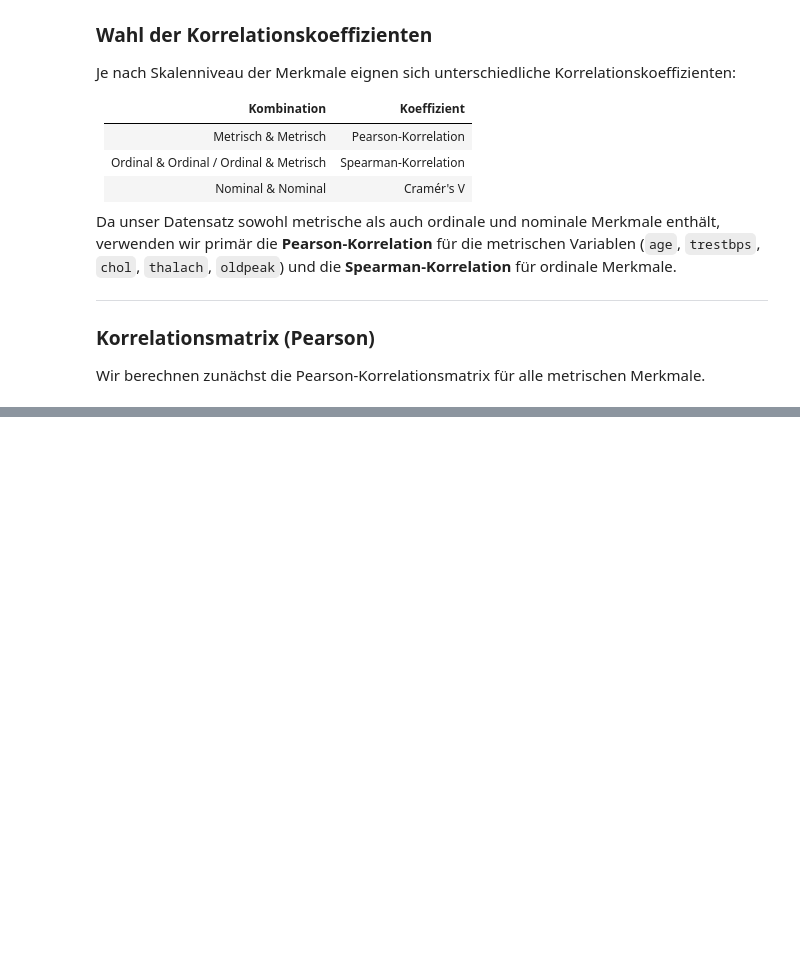
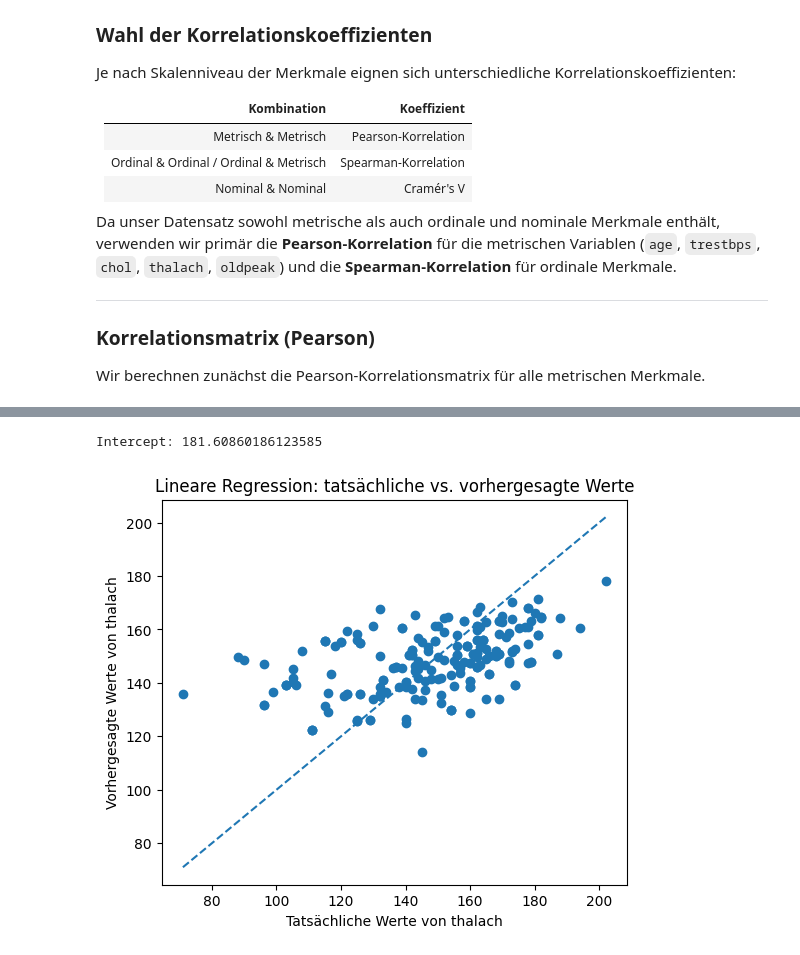
Before and after one commit to IMrNoNameI/DataScience, a Jupyter notebook: notebook/datenanalyse.ipynb, the cells around one changed output, grey strips where cells are left out. Saved outputs shown, nothing was run; the diff lists cells and outputs as text; code cells hidden in the pictures; blank space fills up the shorter version.

```diff
--- a/notebook/datenanalyse.ipynb
+++ b/notebook/datenanalyse.ipynb
@@ -402,0 +781,28 @@ Das Entfernen von Duplikaten ist wichtig, da doppelte Einträge das Modell verze
+# %%
+print("Intercept:", model.intercept_)
+# %% [output]
+Intercept: 181.60860186123585
+# %%
+# Visualisierung: Tatsächliche vs. vorhergesagte Werte
+
+plt.figure(figsize=(6, 5))
+
+plt.scatter(y_test, y_pred)
+
+plt.xlabel("Tatsächliche Werte von thalach")
+plt.ylabel("Vorhergesagte Werte von thalach")
+plt.title("Lineare Regression: tatsächliche vs. vorhergesagte Werte")
+
+# Referenzlinie für perfekte Vorhersage
+min_value = min(y_test.min(), y_pred.min())
+max_value = max(y_test.max(), y_pred.max())
+
+plt.plot(
+    [min_value, max_value],
+    [min_value, max_value],
+    linestyle='--'
+)
+
+plt.show()
+# %% [output]
+[figure, added]
```
Also changed, not shown: parts of 73 cells of this notebook.
